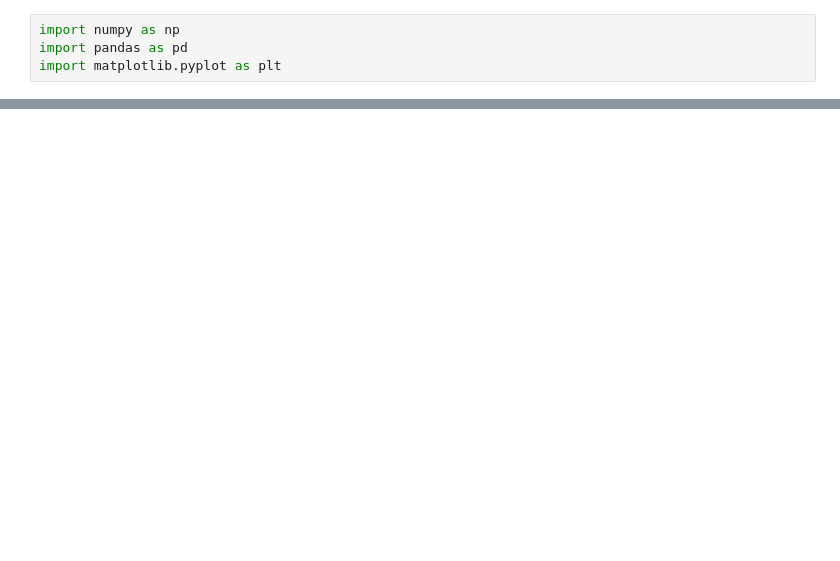
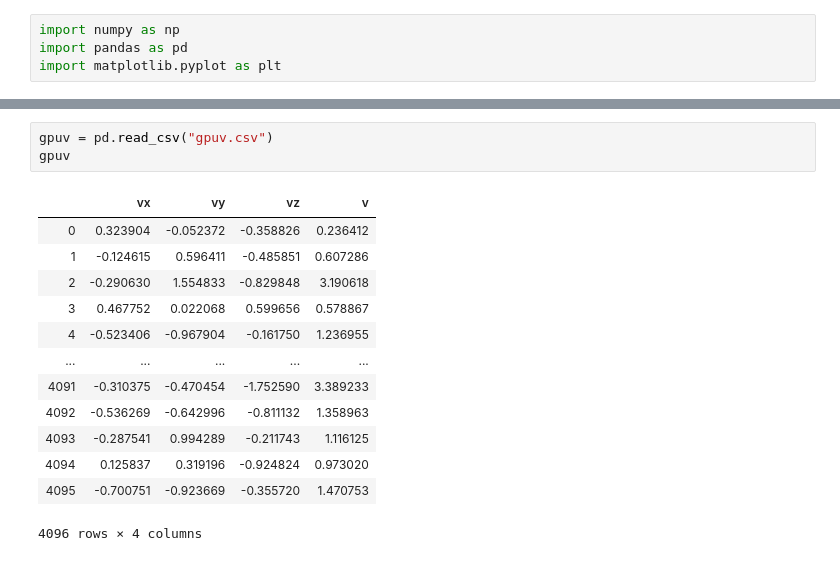
Before and after one commit to Xissand/nbody, a Jupyter notebook: analysis.ipynb, the cells around one changed output, grey strips where cells are left out. Cells and saved outputs as stored; diff of their text form; blank space fills up the shorter version.

```diff
--- a/analysis.ipynb
+++ b/analysis.ipynb
@@ -81,0 +31,17 @@ plt.show()
+# %%
+gpuv = pd.read_csv("gpuv.csv")
+gpuv
+# %% [output]
+|  | vx | vy | vz | v |
+| 0 | 0.323904 | -0.052372 | -0.358826 | 0.236412 |
+| 1 | -0.124615 | 0.596411 | -0.485851 | 0.607286 |
+| 2 | -0.290630 | 1.554833 | -0.829848 | 3.190618 |
+| 3 | 0.467752 | 0.022068 | 0.599656 | 0.578867 |
+| 4 | -0.523406 | -0.967904 | -0.161750 | 1.236955 |
+| ... | ... | ... | ... | ... |
+| 4091 | -0.310375 | -0.470454 | -1.752590 | 3.389233 |
+| 4092 | -0.536269 | -0.642996 | -0.811132 | 1.358963 |
+| 4093 | -0.287541 | 0.994289 | -0.211743 | 1.116125 |
+| 4094 | 0.125837 | 0.319196 | -0.924824 | 0.973020 |
+| 4095 | -0.700751 | -0.923669 | -0.355720 | 1.470753 |
+4096 rows × 4 columns
```
Also changed, not shown: parts of 8 cells of this notebook, 8 other files.
